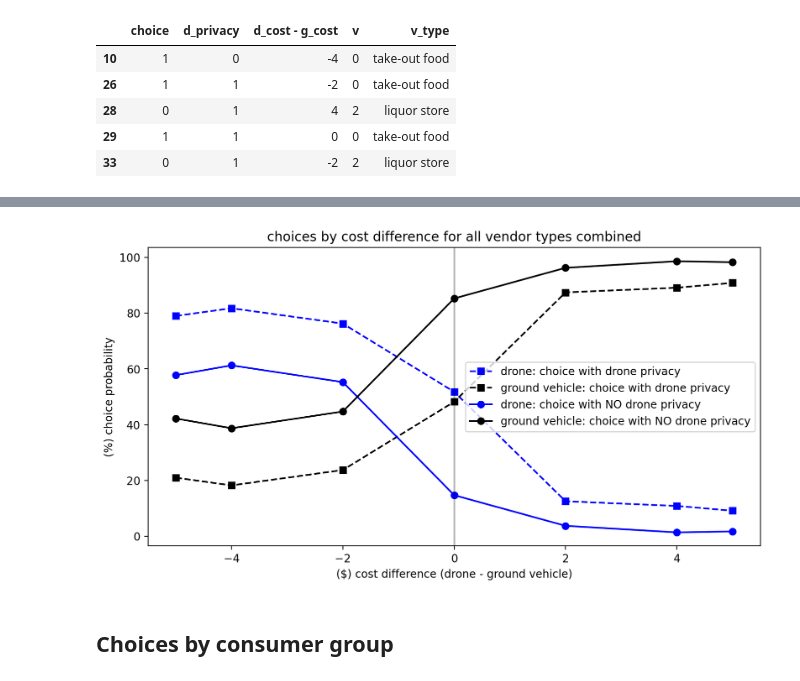
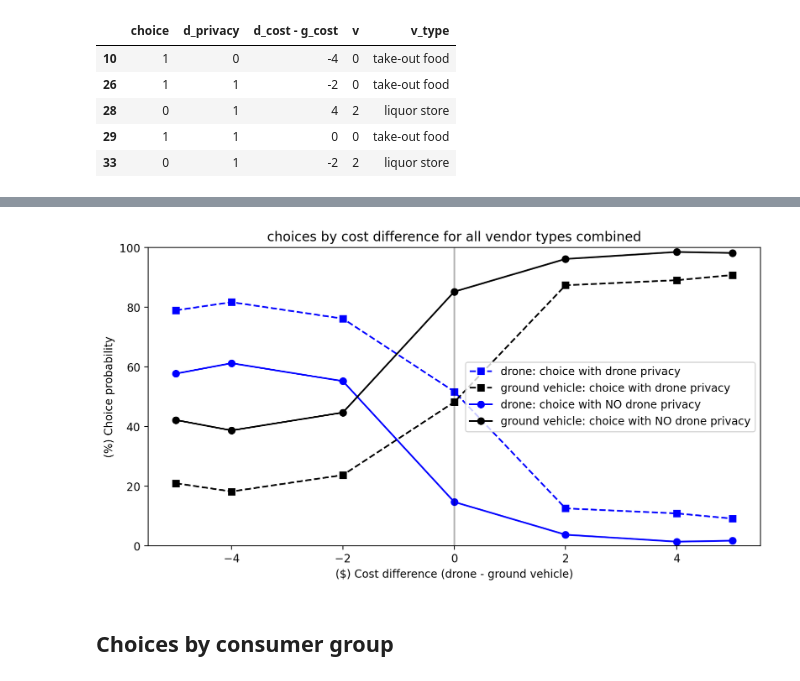
Before and after one commit to aberke/drones-consumer-privacy, a Jupyter notebook: data-analysis/choice-probability-plots.ipynb, the cells around one changed output, grey strips where cells are left out. Saved outputs shown, nothing was run; the diff lists cells and outputs as text; code cells hidden in the pictures.

```diff
--- a/data-analysis/choice-probability-plots.ipynb
+++ b/data-analysis/choice-probability-plots.ipynb
@@ -31,6 +31,7 @@ choices_df = pd.read_csv(transformed_data_filepath)[[
     'choice',
     'male',
     'age_young', 'age_old',
+    'income_lower', 'income_med', 'income_higher',
     'residence_house', 'residence_apartment',
     'urban', 'suburban', 'rural',
     'freq_ecommerce', 'freq_takeout_food',
@@ -262,6 +263,7 @@ def plot_choice_by_cost_diff(plot_df, ax):
         label='ground vehicle: choice with NO drone privacy',
     )
     ax.set_xticks(list(range(-4, 5, 2)))
+    ax.set_ylim(0,100)
 
     ax.axvline(0, color='black', alpha=0.3)
     return all_df
@@ -322,22 +319,22 @@ v3: last-minute groceries
 # %%
 fig,ax = plt.subplots(1,1, figsize=(10,5), dpi=200)
 df = plot_choice_by_cost_diff(cost_diff_choices_df, ax)
 ax.legend()
-ax.set_xlabel('($) cost difference (drone - ground vehicle)')
-ax.set_ylabel('(%) choice probability')
+ax.set_xlabel('($) Cost difference (drone - ground vehicle)')
+ax.set_ylabel('(%) Choice probability')
 ax.set_title('choices by cost difference for all vendor types combined')
 df
 # %% [output]
 |  | count: YES privacy | % drone choice: YES privacy | % ground vehicle choice: YES privacy | count: NO privacy | ... |
 | d_cost - g_cost |  |  |  |  | ... |
 | -5 | 119 | 0.789916 | 0.210084 | 225 | ... |
 | -4 | 460 | 0.817391 | 0.182609 | 599 | ... |
 | -2 | 673 | 0.762259 | 0.237741 | 532 | ... |
 | 0 | 1128 | 0.517730 | 0.482270 | 1722 | ... |
 | 2 | 437 | 0.125858 | 0.874142 | 424 | ... |
 | 4 | 468 | 0.108974 | 0.891026 | 562 | ... |
 | 5 | 120 | 0.091667 | 0.908333 | 113 | ... |
-[figure, old version]
+[figure, new version]
 # %% [markdown]
 ## Choices by consumer group
 # %%
```
Also changed, not shown: parts of 8 cells of this notebook, 8 other files.
